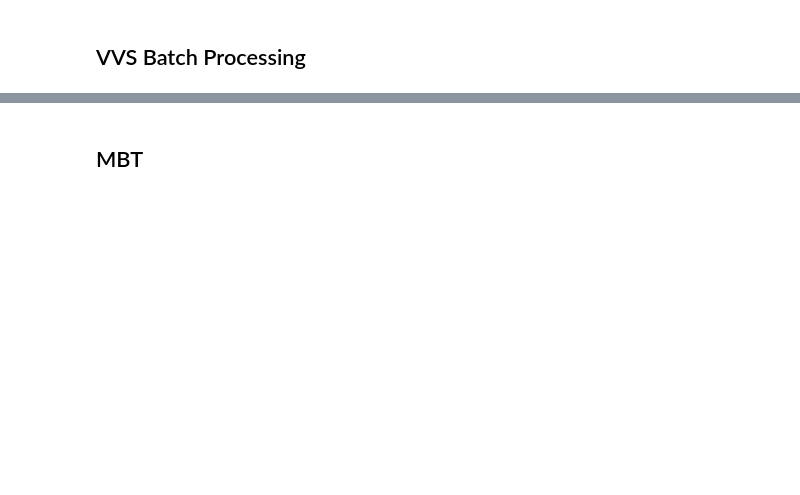
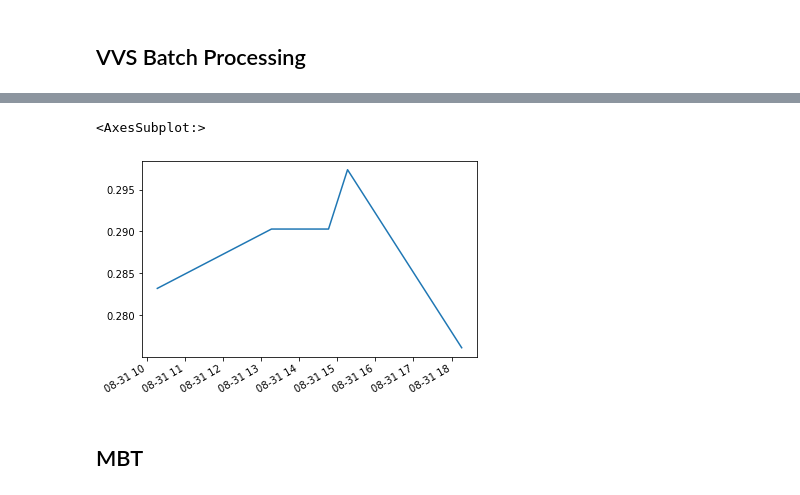
Before and after one commit to j-amma/swayfreq, a Jupyter notebook: swayfreq_manitou_demonstration.ipynb, the cells around one changed output, grey strips where cells are left out. Drawn from its saved outputs; the diff is of its cells as text; code cells hidden in the pictures; blank space fills up the shorter version.

```diff
--- a/swayfreq_manitou_demonstration.ipynb
+++ b/swayfreq_manitou_demonstration.ipynb
@@ -116,3 +188,10 @@ for v in sorted(vid_paths):
+# %%
+prom_threshold = 10
+swayfreq_masked_df = swayfreq_df[swayfreq_df['average_spectrum_peak_prominence'] > prom_threshold]
+swayfreq_masked_df['average_spectrum_peak'].plot()
+# %% [output]
+<AxesSubplot:>
+[figure, added]
 # %%
 plt.scatter(datetimes[0], mode[1:])
 # %% [markdown]
```
Also changed, not shown: parts of 10 cells of this notebook, 1 other file.
